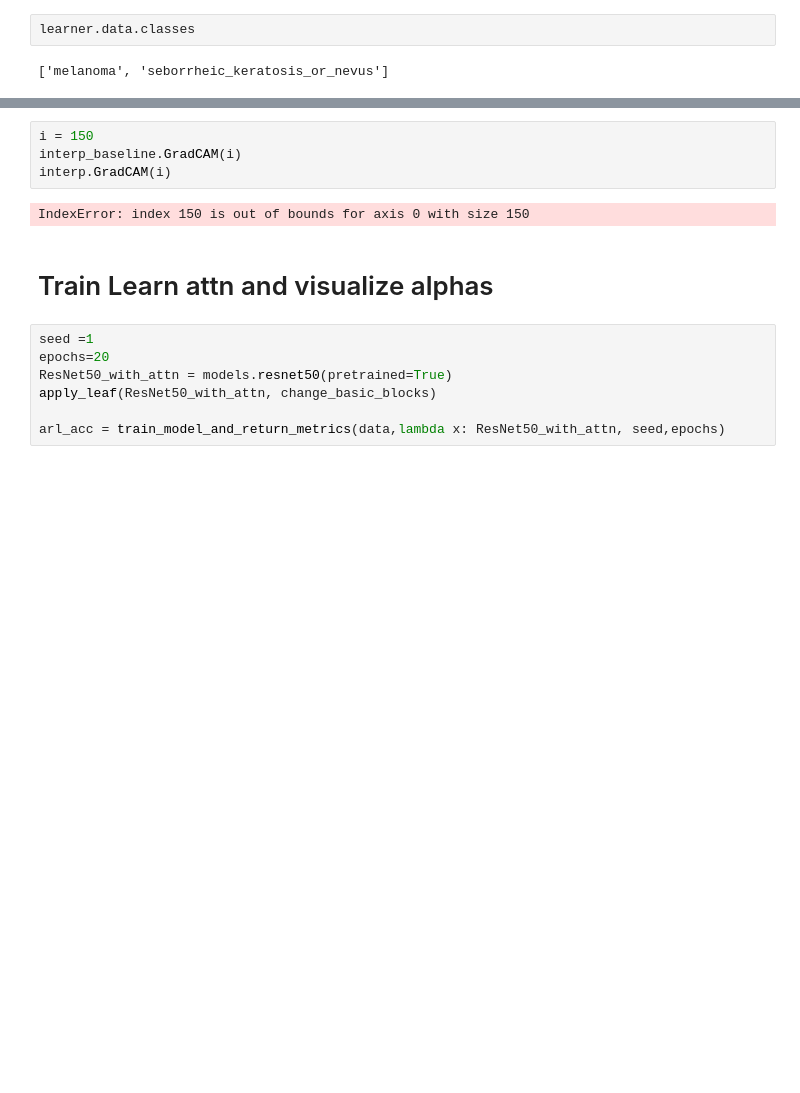
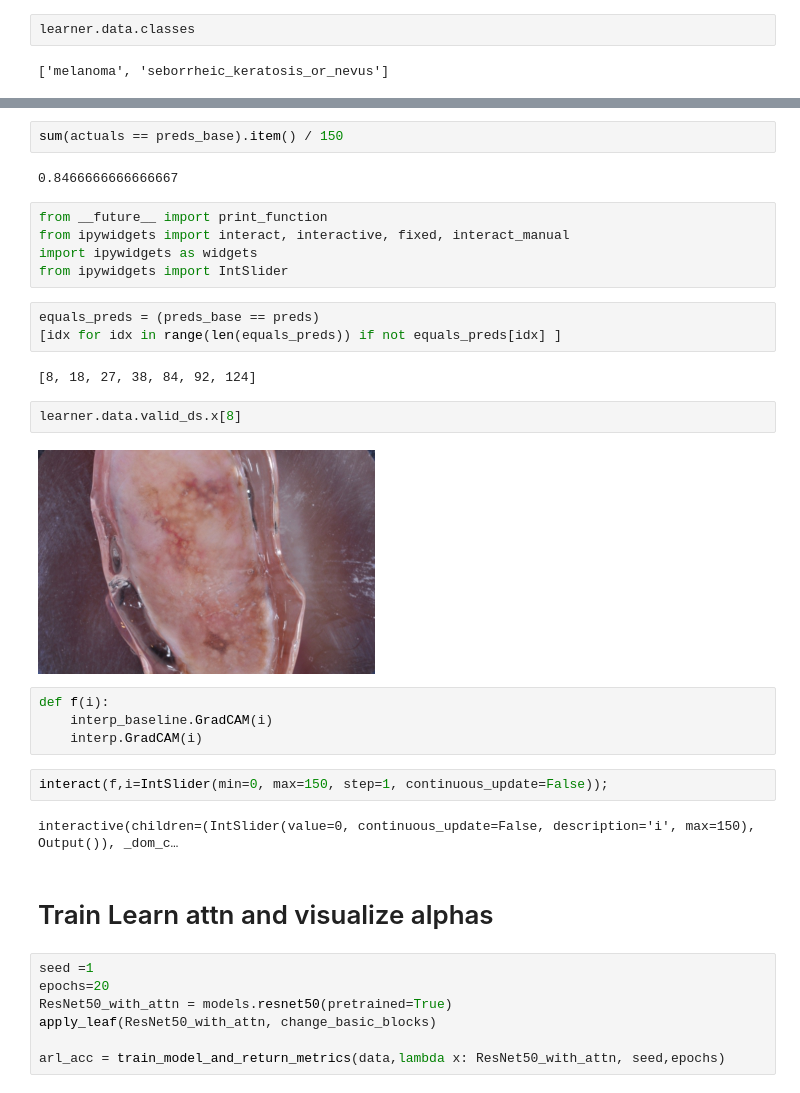
Before and after one commit to mikealche/tesis, a Jupyter notebook: Test Reproducing ARL on Resnet50.ipynb, the cells around one changed output, grey strips where cells are left out. Cells and saved outputs as stored; diff of their text form; blank space fills up the shorter version.

```diff
--- a/Test Reproducing ARL on Resnet50.ipynb
+++ b/Test Reproducing ARL on Resnet50.ipynb
@@ -284,9 +290,29 @@ asd
+# %%
+sum(actuals == preds_base).item() / 150
+# %% [output]
+0.8466666666666667
+# %%
+from __future__ import print_function
+from ipywidgets import interact, interactive, fixed, interact_manual
+import ipywidgets as widgets
+from ipywidgets import IntSlider
+# %%
+equals_preds = (preds_base == preds)
+[idx for idx in range(len(equals_preds)) if not equals_preds[idx] ]
+# %% [output]
+[8, 18, 27, 38, 84, 92, 124]
+# %%
+learner.data.valid_ds.x[8]
+# %% [output]
+[figure, added]
 # %%
-i = 150
-interp_baseline.GradCAM(i)
-interp.GradCAM(i)
+def f(i):
+    interp_baseline.GradCAM(i)
+    interp.GradCAM(i)
-# %% [output]
-IndexError: index 150 is out of bounds for axis 0 with size 150
+# %%
+interact(f,i=IntSlider(min=0, max=150, step=1, continuous_update=False));
+# %% [output]
+interactive(children=(IntSlider(value=0, continuous_update=False, description='i', max=150), Output()), _dom_c…
 # %% [markdown]
 # Train Learn attn and visualize alphas
 # %%
```
Also changed, not shown: parts of 15 cells of this notebook, 6 other files.
